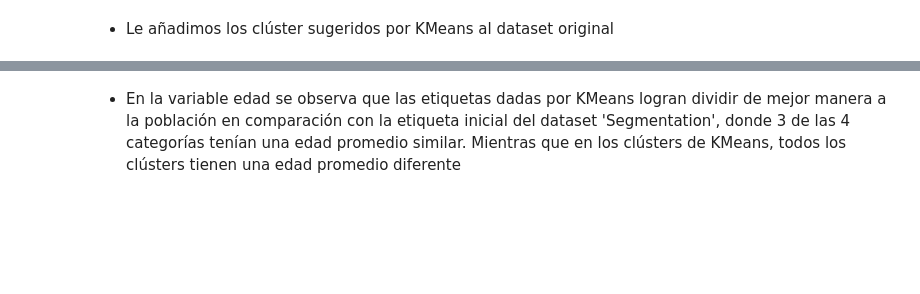
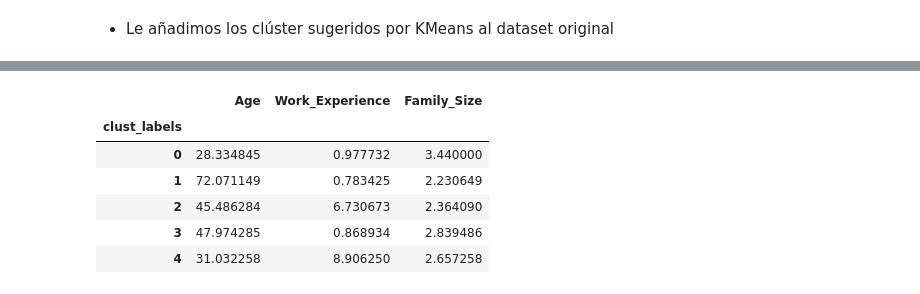
Before and after one commit to maryyuliana/fundamentos_I, a Jupyter notebook: Proyecto.ipynb, the cells around one changed output, grey strips where cells are left out. Cells and saved outputs as stored; diff of their text form; code cells hidden in the pictures; blank space fills up the shorter version.

```diff
--- a/Proyecto.ipynb
+++ b/Proyecto.ipynb
@@ -789,2 +814,10 @@ plt.show()
-# %% [markdown]
-* En la variable edad se observa que las etiquetas dadas por KMeans logran dividir de mejor manera a la población en comparación con la etiqueta inicial del dataset 'Segmentation', donde  3 de las 4 categorías tenían una edad promedio similar. Mientras que en los clústers de KMeans, todos los clústers tienen una edad promedio diferente
+# %%
+trainClust.groupby('clust_labels')[['Age','Work_Experience','Family_Size']].mean()
+# %% [output]
+|  | Age | Work_Experience | Family_Size |
+| clust_labels |  |  |  |
+| 0 | 28.334845 | 0.977732 | 3.440000 |
+| 1 | 72.071149 | 0.783425 | 2.230649 |
+| 2 | 45.486284 | 6.730673 | 2.364090 |
+| 3 | 47.974285 | 0.868934 | 2.839486 |
+| 4 | 31.032258 | 8.906250 | 2.657258 |
```
Also changed, not shown: parts of 43 cells of this notebook, 1 other file.
